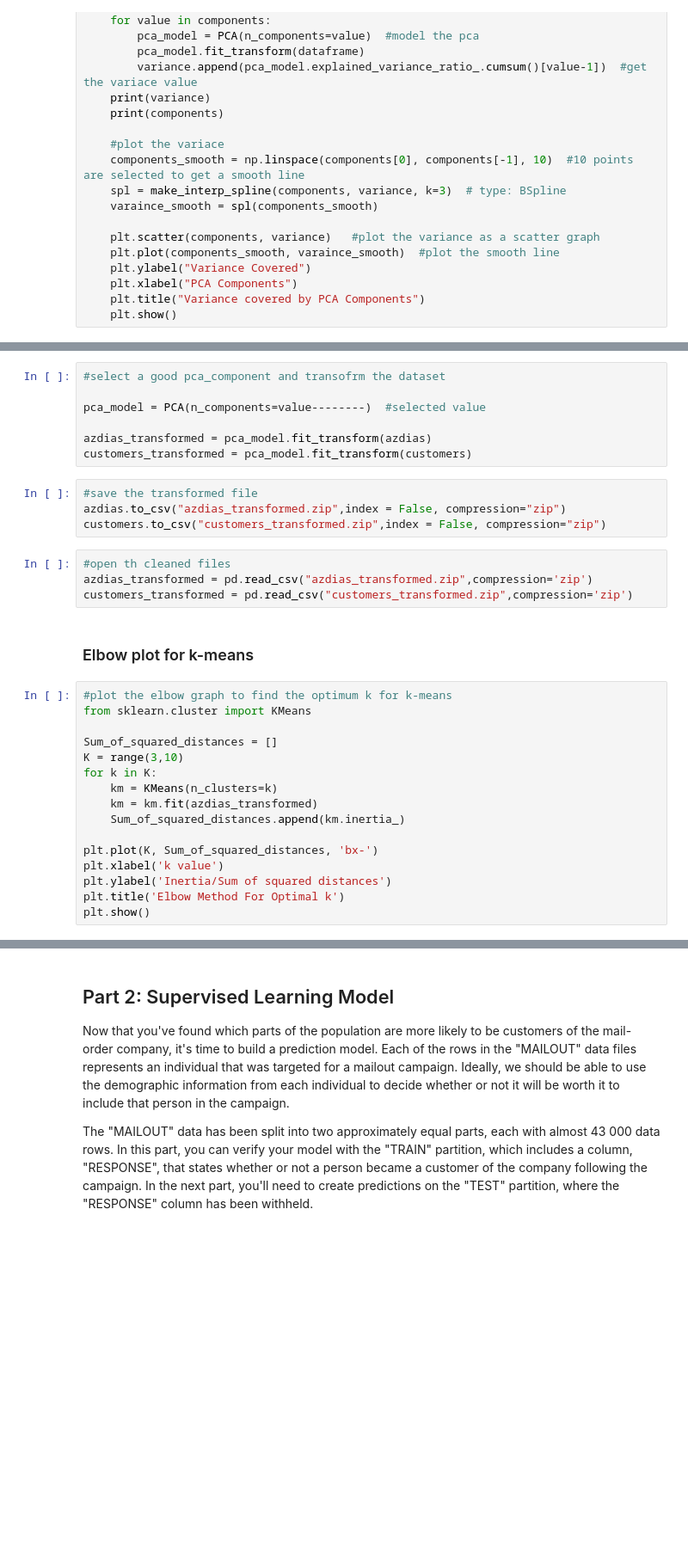
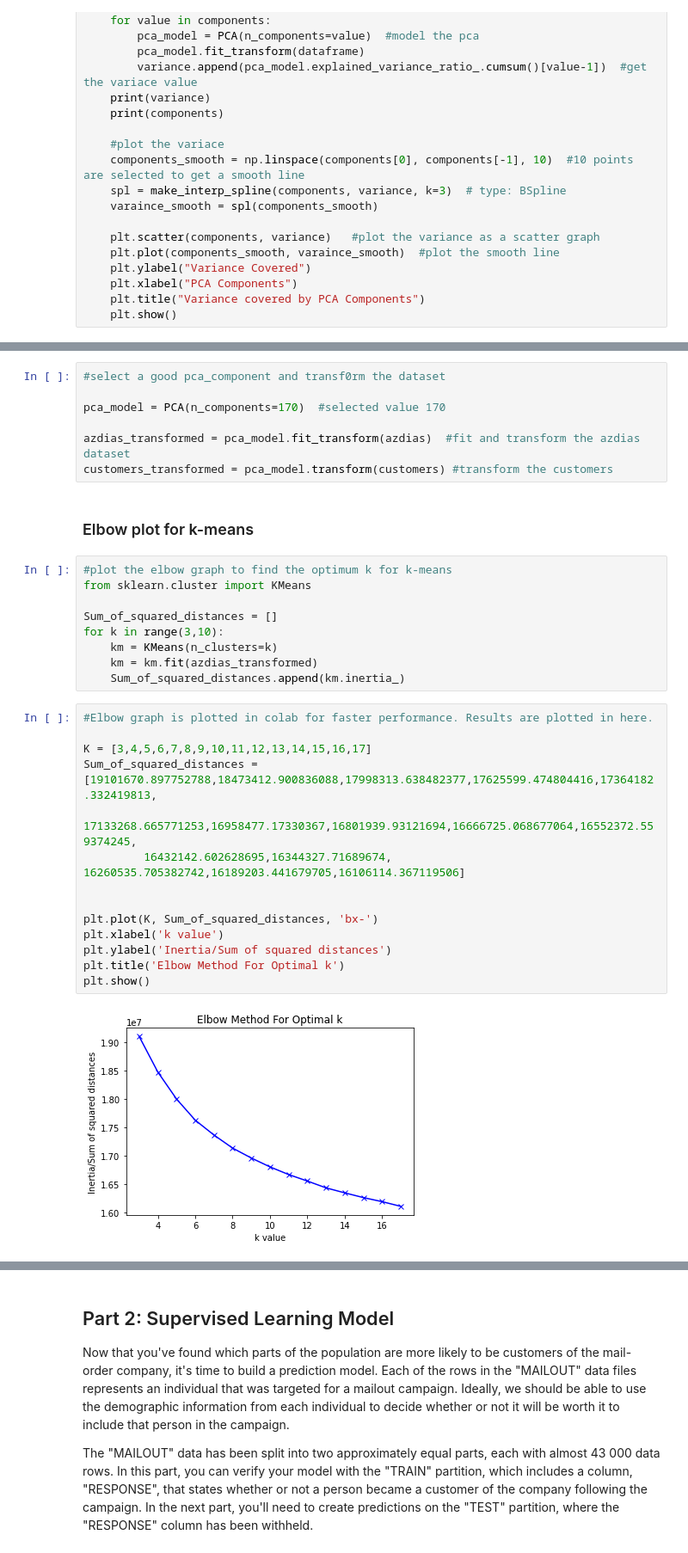
Before and after one commit to supulij/Arvato-Customer-Segmentation-for-mail-order, a Jupyter notebook: Arvato Project Workbook .ipynb, the cells around one changed output, grey strips where cells are left out. Shown at 86% size. Cells and saved outputs as stored; diff of their text form; blank space fills up the shorter version.

Commit message:
PCA and elbow completed and executed with colab

```diff
--- a/Arvato Project Workbook .ipynb
+++ b/Arvato Project Workbook .ipynb
@@ -409,18 +428,10 @@ pca_variance(azdias,pca_components)
 # %%
-#select a good pca_component and transofrm the dataset
+#select a good pca_component and transf0rm the dataset
 
-pca_model = PCA(n_components=value--------)  #selected value
+pca_model = PCA(n_components=170)  #selected value 170
 
-azdias_transformed = pca_model.fit_transform(azdias)
-customers_transformed = pca_model.fit_transform(customers)
+azdias_transformed = pca_model.fit_transform(azdias)  #fit and transform the azdias dataset
+customers_transformed = pca_model.transform(customers) #transform the customers
-# %%
-#save the transformed file
-azdias.to_csv("azdias_transformed.zip",index = False, compression="zip")
-customers.to_csv("customers_transformed.zip",index = False, compression="zip")
-# %%
-#open th cleaned files
-azdias_transformed = pd.read_csv("azdias_transformed.zip",compression='zip')
-customers_transformed = pd.read_csv("customers_transformed.zip",compression='zip')
 # %% [markdown]
 ### Elbow plot for k-means
 # %%
@@ -428,14 +439,23 @@ customers_transformed = pd.read_csv("customers_transformed.zip",compression='zip
 from sklearn.cluster import KMeans
 
 Sum_of_squared_distances = []
-K = range(3,10)
-for k in K:
+for k in range(3,10):
     km = KMeans(n_clusters=k)
     km = km.fit(azdias_transformed)
     Sum_of_squared_distances.append(km.inertia_)
-
-plt.plot(K, Sum_of_squared_distances, 'bx-')
-plt.xlabel('k value')
-plt.ylabel('Inertia/Sum of squared distances')
-plt.title('Elbow Method For Optimal k')
-plt.show()
+# %%
+#Elbow graph is plotted in colab for faster performance. Results are plotted in here.
+
+K = [3,4,5,6,7,8,9,10,11,12,13,14,15,16,17]
+Sum_of_squared_distances = [19101670.897752788,18473412.900836088,17998313.638482377,17625599.474804416,17364182.332419813,
+                            17133268.665771253,16958477.17330367,16801939.93121694,16666725.068677064,16552372.559374245,
+         16432142.602628695,16344327.71689674, 16260535.705382742,16189203.441679705,16106114.367119506]
+
+
+plt.plot(K, Sum_of_squared_distances, 'bx-')
+plt.xlabel('k value')
+plt.ylabel('Inertia/Sum of squared distances')
+plt.title('Elbow Method For Optimal k')
+plt.show()
+# %% [output]
+[figure, added]
```
Also changed, not shown: parts of 11 cells of this notebook, 2 other files.
